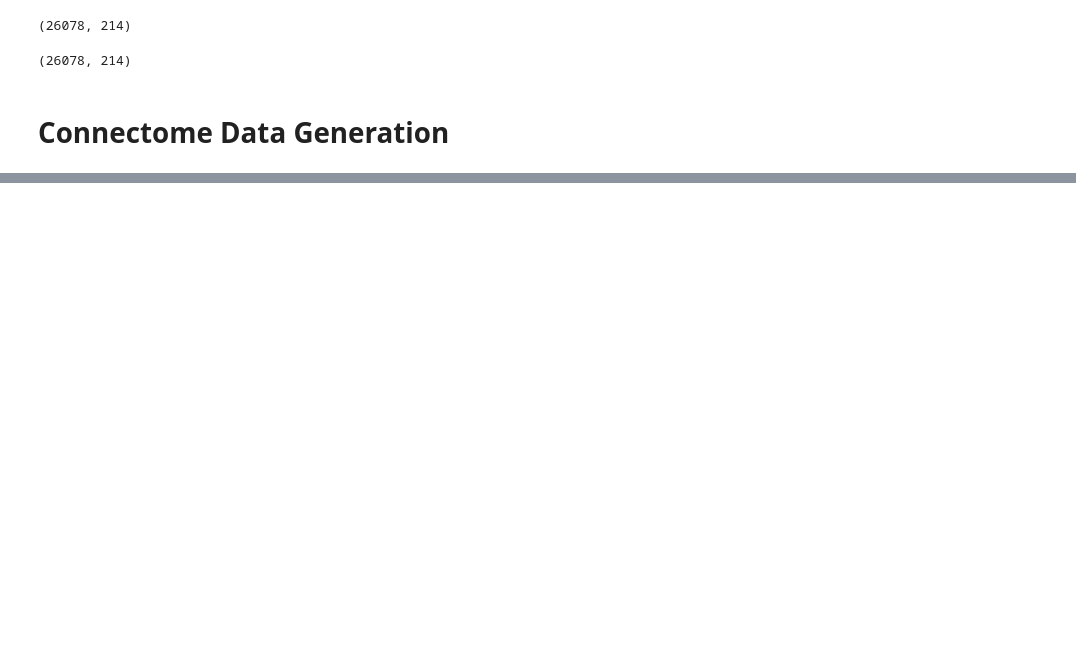
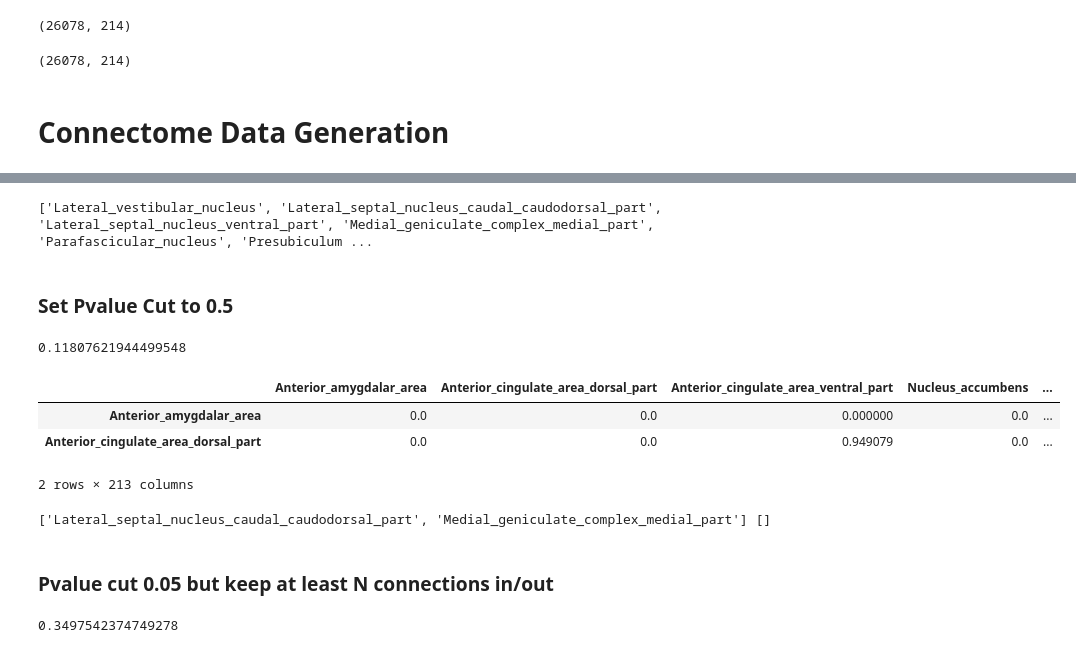
Before and after one commit to explorerwjy/ASD_Circuits, a Jupyter notebook: src/DataPreProcessing.ipynb, the cells around one changed output, grey strips where cells are left out. Drawn from its saved outputs; the diff is of its cells as text; code cells hidden in the pictures; blank space fills up the shorter version.

Commit message:
pvalue

```diff
--- a/src/DataPreProcessing.ipynb
+++ b/src/DataPreProcessing.ipynb
@@ -238,0 +286,17 @@ PValue_contra.index = [acronym2name[x] for x in PValue_contra.index.values]
+# %%
+NoSource, NoTarget = [], []
+for STR in conn_p005.index:
+    Source = conn_p005.loc[STR, :].values
+    Target = conn_p005.loc[:, STR].values
+    #print(Source)
+    _source = np.where(Source!=0)[0]
+    _target = np.where(Target!=0)[0]
+    if len(_target) == 0:
+        NoTarget.append(STR)
+    if len(_source)==0:
+        NoSource.append(STR)
+print(NoSource, NoTarget)
+# %% [output]
+['Lateral_vestibular_nucleus', 'Lateral_septal_nucleus_caudal_caudodorsal_part', 'Lateral_septal_nucleus_ventral_part', 'Medial_geniculate_complex_medial_part', 'Parafascicular_nucleus', 'Presubiculum ...
+# %% [markdown]
+### Set Pvalue Cut to 0.5
@@ -238,0 +324,26 @@ PValue_contra.index = [acronym2name[x] for x in PValue_contra.index.values]
+# %%
+print(graph_sparsity(new_df))
+new_df.head(2)
+# %% [output]
+0.11807621944499548
+|  | Anterior_amygdalar_area | Anterior_cingulate_area_dorsal_part | Anterior_cingulate_area_ventral_part | Nucleus_accumbens | ... |
+| Anterior_amygdalar_area | 0.0 | 0.0 | 0.000000 | 0.0 | ... |
+| Anterior_cingulate_area_dorsal_part | 0.0 | 0.0 | 0.949079 | 0.0 | ... |
+2 rows × 213 columns
+# %%
+NoSource, NoTarget = [], []
+for STR in conn_p05.index:
+    Source = conn_p05.loc[STR, :].values
+    Target = conn_p05.loc[:, STR].values
+    #print(Source)
+    _source = np.where(Source!=0)[0]
+    _target = np.where(Target!=0)[0]
+    if len(_target) == 0:
+        NoTarget.append(STR)
+    if len(_source)==0:
+        NoSource.append(STR)
+print(NoSource, NoTarget)
+# %% [output]
+['Lateral_septal_nucleus_caudal_caudodorsal_part', 'Medial_geniculate_complex_medial_part'] []
+# %% [markdown]
+### Pvalue cut 0.05 but keep at least N connections in/out
@@ -238,0 +358,4 @@ PValue_contra.index = [acronym2name[x] for x in PValue_contra.index.values]
+# %%
+print(graph_sparsity(W_contra))
+# %% [output]
+0.3497542374749278
```
Also changed, not shown: parts of 26 cells of this notebook, 14 other files.
